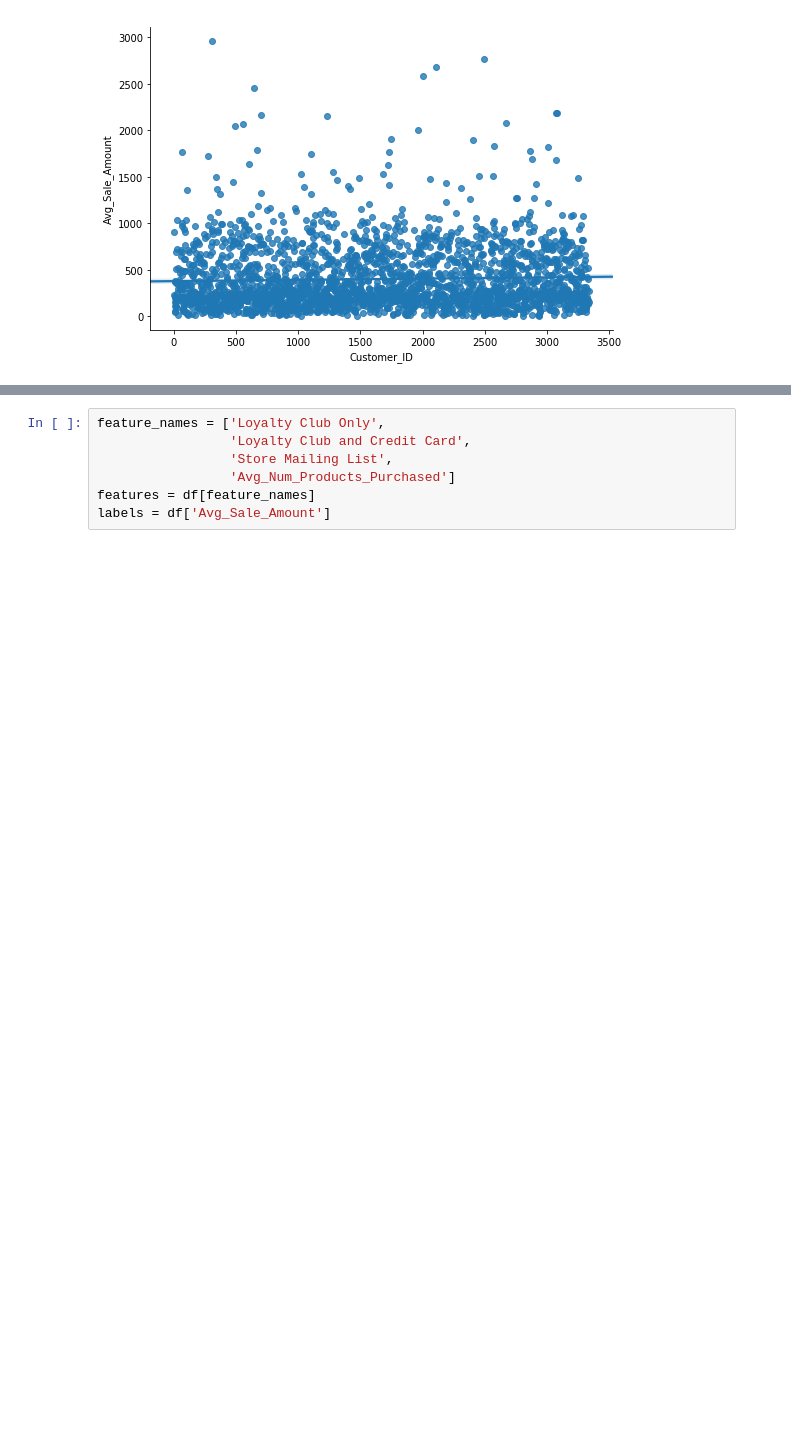
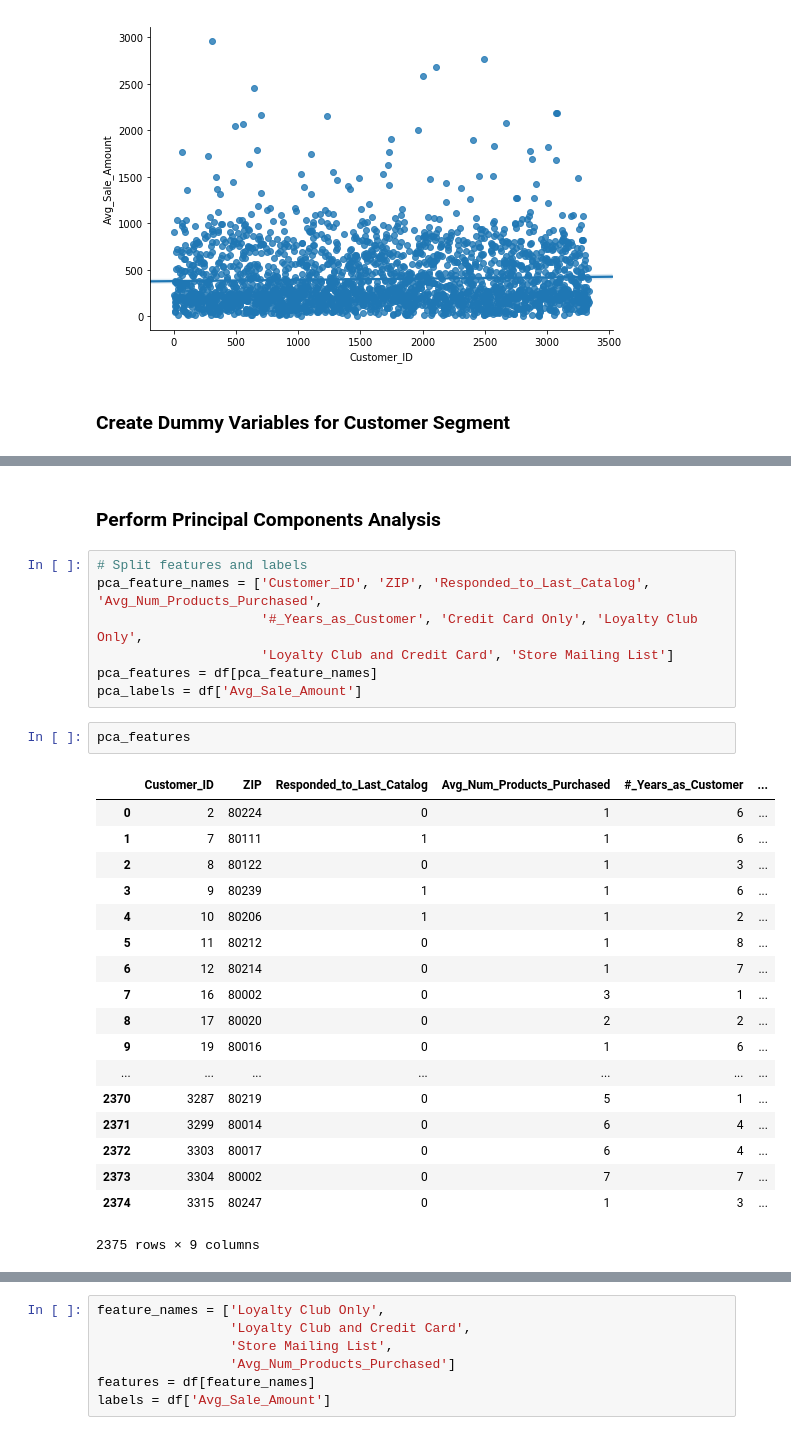
Before and after one commit to cmgiler/Udacity-Business-Analyst-Nanodegree, a Jupyter notebook: project1-2/Project 2 - Product Catalog Sales Prediction.ipynb, the cells around one changed output, grey strips where cells are left out. Drawn from its saved outputs; the diff is of its cells as text; blank space fills up the shorter version.

```diff
--- a/project1-2/Project 2 - Product Catalog Sales Prediction.ipynb
+++ b/project1-2/Project 2 - Product Catalog Sales Prediction.ipynb
@@ -71,6 +65,8 @@ sns.lmplot(data=df, x='Customer_ID', y='Avg_Sale_Amount', aspect=1.5)
 [figure]
 [figure]
 [figure]
+# %% [markdown]
+### Create Dummy Variables for Customer Segment
 # %%
 df = pd.read_excel('p1-customers.xlsx')
 df = df.join(pd.get_dummies(df['Customer_Segment']))
@@ -97,3 +93,33 @@ df[['Customer_Segment',
 | 1108 | Loyalty Club and Credit Card | 0 | 0 | 1 | 0 |
 | 1302 | Loyalty Club Only | 0 | 1 | 0 | 0 |
 | 1881 | Credit Card Only | 1 | 0 | 0 | 0 |
+# %% [markdown]
+### Perform Principal Components Analysis
+# %%
+# Split features and labels
+pca_feature_names = ['Customer_ID', 'ZIP', 'Responded_to_Last_Catalog', 'Avg_Num_Products_Purchased',
+                     '#_Years_as_Customer', 'Credit Card Only', 'Loyalty Club Only',
+                     'Loyalty Club and Credit Card', 'Store Mailing List']
+pca_features = df[pca_feature_names]
+pca_labels = df['Avg_Sale_Amount']
+# %%
+pca_features
+# %% [output]
+|  | Customer_ID | ZIP | Responded_to_Last_Catalog | Avg_Num_Products_Purchased | #_Years_as_Customer | ... |
+| 0 | 2 | 80224 | 0 | 1 | 6 | ... |
+| 1 | 7 | 80111 | 1 | 1 | 6 | ... |
+| 2 | 8 | 80122 | 0 | 1 | 3 | ... |
+| 3 | 9 | 80239 | 1 | 1 | 6 | ... |
+| 4 | 10 | 80206 | 1 | 1 | 2 | ... |
+| 5 | 11 | 80212 | 0 | 1 | 8 | ... |
+| 6 | 12 | 80214 | 0 | 1 | 7 | ... |
+| 7 | 16 | 80002 | 0 | 3 | 1 | ... |
+| 8 | 17 | 80020 | 0 | 2 | 2 | ... |
+| 9 | 19 | 80016 | 0 | 1 | 6 | ... |
+| ... | ... | ... | ... | ... | ... | ... |
+| 2370 | 3287 | 80219 | 0 | 5 | 1 | ... |
+| 2371 | 3299 | 80014 | 0 | 6 | 4 | ... |
+| 2372 | 3303 | 80017 | 0 | 6 | 4 | ... |
+| 2373 | 3304 | 80002 | 0 | 7 | 7 | ... |
+| 2374 | 3315 | 80247 | 0 | 1 | 3 | ... |
+2375 rows × 9 columns
```
Also changed, not shown: parts of 16 cells of this notebook, 2 other files.
